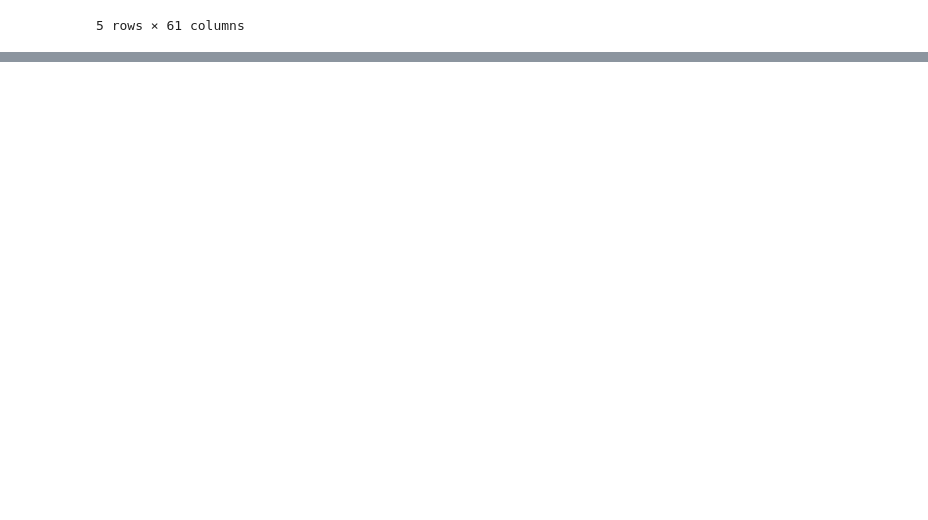
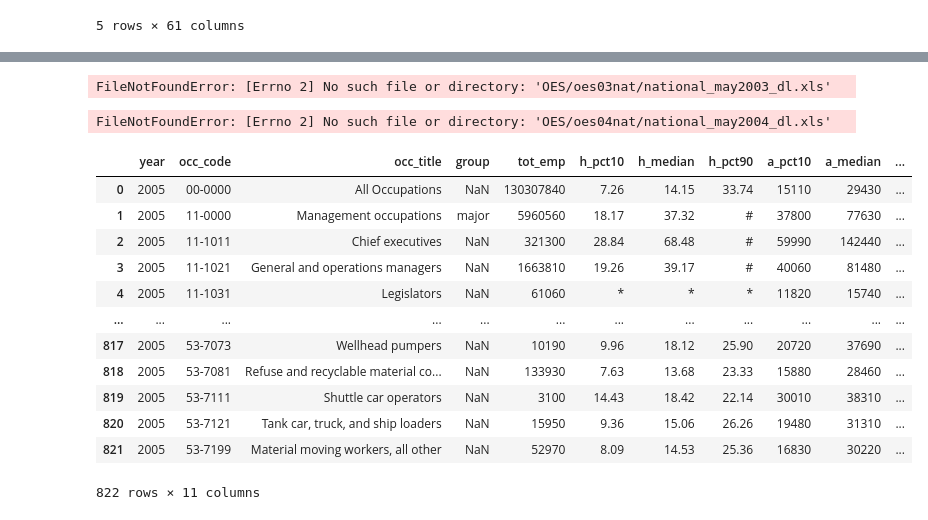
Before and after one commit to danieladea/DS4A-Project, a Jupyter notebook: Teacher Salary Analysis.ipynb, the cells around one changed output, grey strips where cells are left out. Cells and saved outputs as stored; diff of their text form; code cells hidden in the pictures; blank space fills up the shorter version.

```diff
--- a/Teacher Salary Analysis.ipynb
+++ b/Teacher Salary Analysis.ipynb
@@ -217,0 +277,31 @@ incomesNJ.loc[:, 'County'] = incomesNJ.CountyList.map(lambda x: x[0])
+# %%
+odf03 = pd.read_excel('OES/oes03nat/national_may2003_dl.xls')
+odf03 = odf03.drop(columns=['annual', 'a_mean', 'h_mean', 'emp_prse', 'mean_prse', 'h_wpct25', 'h_wpct75', 'a_wpct25', 'a_wpct75'])
+odf03
+# %% [output]
+FileNotFoundError: [Errno 2] No such file or directory: 'OES/oes03nat/national_may2003_dl.xls'
+# %%
+odf04 = pd.read_excel('OES/oes04nat/national_may2004_dl.xls')
+odf04 = odf04.drop(columns=['annual', 'a_mean', 'h_mean', 'emp_prse', 'mean_prse', 'h_wpct25', 'h_wpct75', 'a_wpct25', 'a_wpct75'])
+odf04
+# %% [output]
+FileNotFoundError: [Errno 2] No such file or directory: 'OES/oes04nat/national_may2004_dl.xls'
+# %%
+odf05 = pd.read_excel('OES/oesm05nat/national_may2005_dl.xls')
+odf05 = odf05.drop(columns=['annual', 'hourly', 'a_mean', 'h_mean', 'emp_prse', 'mean_prse', 'h_pct25', 'h_pct75', 'a_pct25', 'a_pct75'])
+odf05.insert(0, 'year', 2005)
+odf05
+# %% [output]
+|  | year | occ_code | occ_title | group | tot_emp | h_pct10 | h_median | h_pct90 | a_pct10 | a_median | ... |
+| 0 | 2005 | 00-0000 | All Occupations | NaN | 130307840 | 7.26 | 14.15 | 33.74 | 15110 | 29430 | ... |
+| 1 | 2005 | 11-0000 | Management occupations | major | 5960560 | 18.17 | 37.32 | # | 37800 | 77630 | ... |
+| 2 | 2005 | 11-1011 | Chief executives | NaN | 321300 | 28.84 | 68.48 | # | 59990 | 142440 | ... |
+| 3 | 2005 | 11-1021 | General and operations managers | NaN | 1663810 | 19.26 | 39.17 | # | 40060 | 81480 | ... |
+| 4 | 2005 | 11-1031 | Legislators | NaN | 61060 | * | * | * | 11820 | 15740 | ... |
+| ... | ... | ... | ... | ... | ... | ... | ... | ... | ... | ... | ... |
+| 817 | 2005 | 53-7073 | Wellhead pumpers | NaN | 10190 | 9.96 | 18.12 | 25.90 | 20720 | 37690 | ... |
+| 818 | 2005 | 53-7081 | Refuse and recyclable material co... | NaN | 133930 | 7.63 | 13.68 | 23.33 | 15880 | 28460 | ... |
+| 819 | 2005 | 53-7111 | Shuttle car operators | NaN | 3100 | 14.43 | 18.42 | 22.14 | 30010 | 38310 | ... |
+| 820 | 2005 | 53-7121 | Tank car, truck, and ship loaders | NaN | 15950 | 9.36 | 15.06 | 26.26 | 19480 | 31310 | ... |
+| 821 | 2005 | 53-7199 | Material moving workers, all other | NaN | 52970 | 8.09 | 14.53 | 25.36 | 16830 | 30220 | ... |
+822 rows × 11 columns
```
Also changed, not shown: parts of 16 cells of this notebook, 53 other files.
